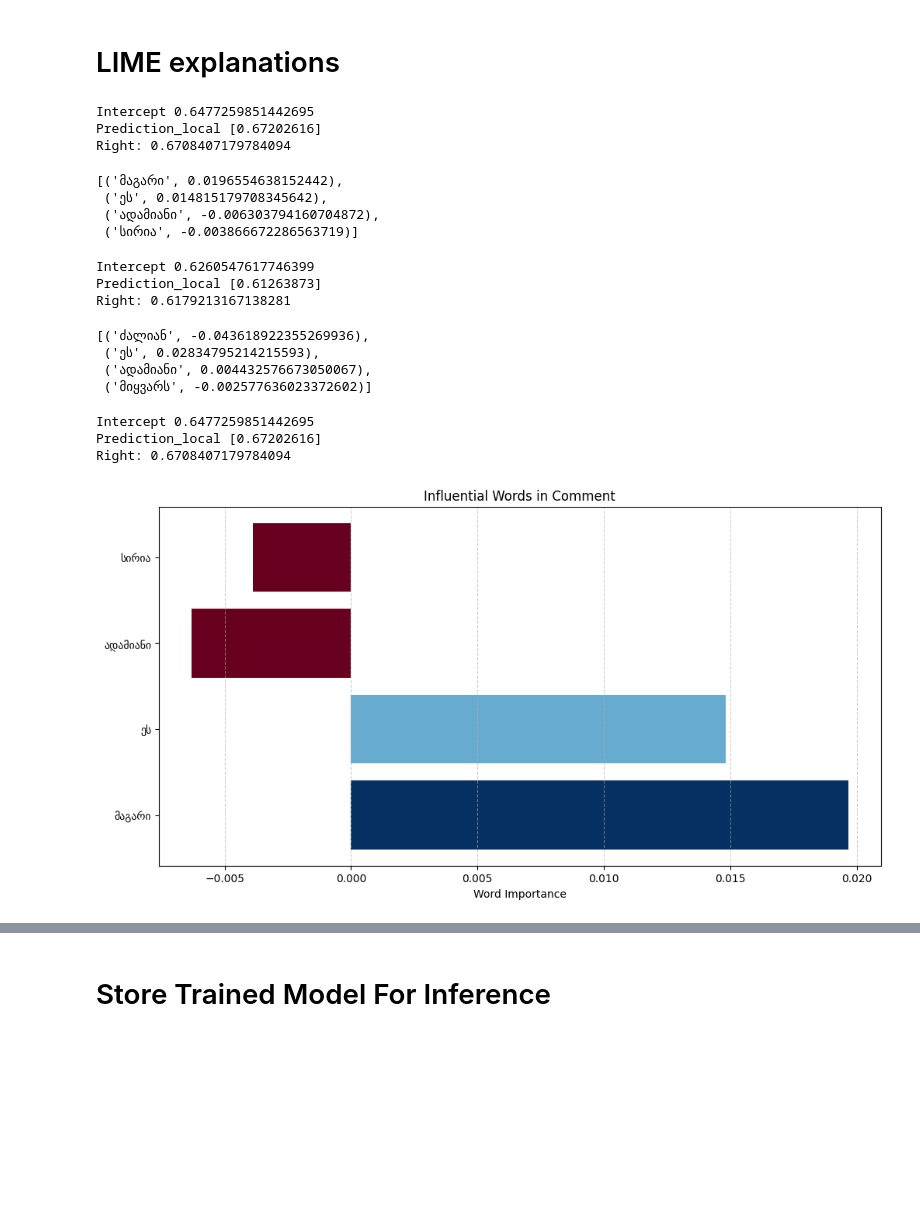
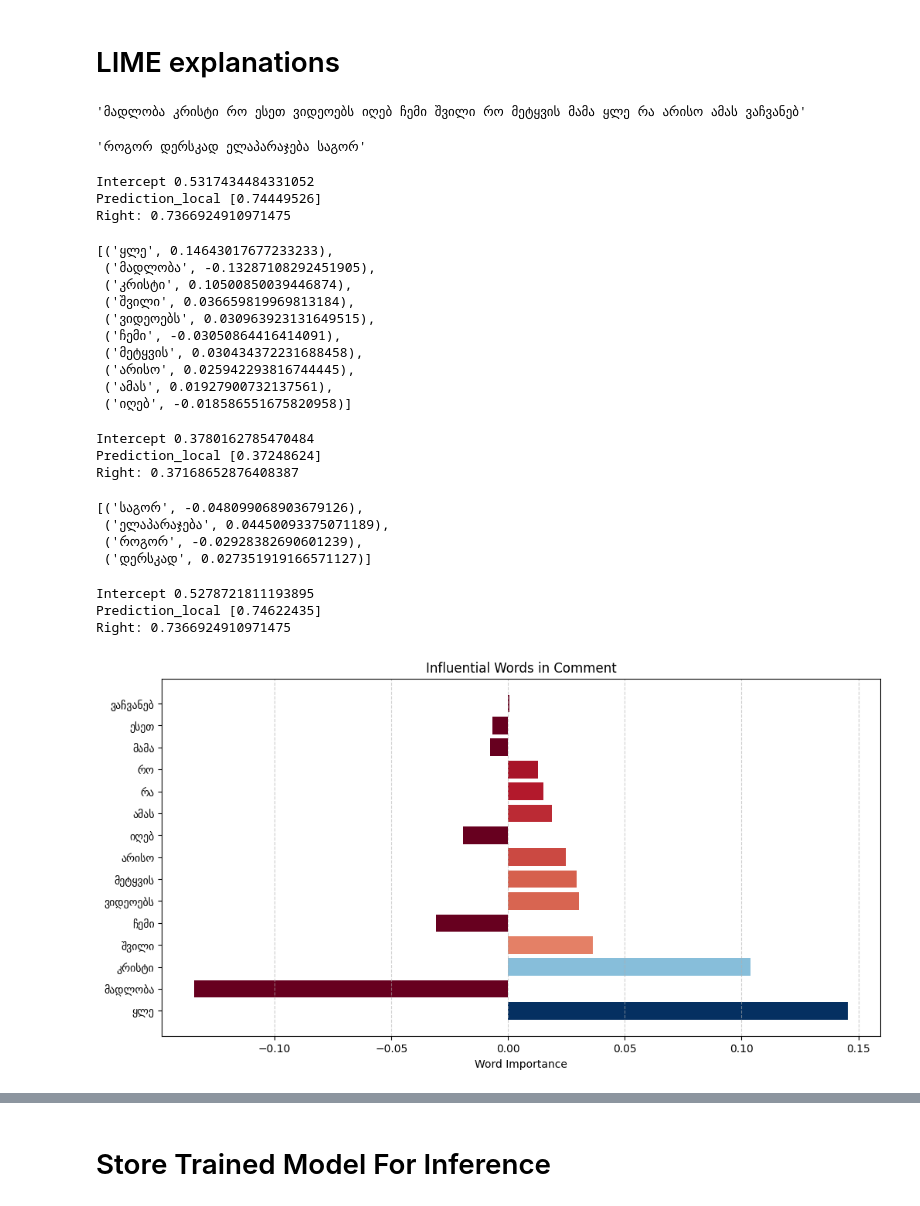
Before and after one commit to RevazRevazashvili/geo-hate-speech-analysis, a Jupyter notebook: notebooks/tfidf_logreg_classifier_with_lime_explanations.ipynb, the cells around one changed output, grey strips where cells are left out. Drawn from its saved outputs; the diff is of its cells as text; code cells hidden in the pictures; blank space fills up the shorter version.

```diff
--- a/notebooks/tfidf_logreg_classifier_with_lime_explanations.ipynb
+++ b/notebooks/tfidf_logreg_classifier_with_lime_explanations.ipynb
@@ -32,5 +32,5 @@ youtube-info-labele 100%[===================>]  81.11K  --.-KB/s    in 0.03s
 # %%
-raw_data = pd.read_csv("youtube-info-labeled.csv")
+raw_data = pd.read_csv("combined-labeled-data.csv")
 # %%
 raw_data.head()
 # %% [output]
@@ -72,4 +79,4 @@ explore empty texts
 # %% [markdown]
 ### Extract Dataset From Raw Data
 # %%
-dataset = raw_data[['hate', '0']]
+dataset = raw_data[['hate', 'filtered_text']]
@@ -177,7 +212,7 @@ from sklearn.model_selection import train_test_split, cross_val_score
 from sklearn.model_selection import StratifiedKFold
 # %%
 # Define the TF-IDF vectorizer with a vocabulary size of 10,000 and n-grams of 1-3
-tfidf_vectorizer = TfidfVectorizer(max_features=10000, ngram_range=(1, 3))
+tfidf_vectorizer = TfidfVectorizer(max_features=10000, ngram_range=(2, 10), analyzer="char_wb")
 
 # Define the PCA dimensionality reduction with a suitable number of components
 svd = TruncatedSVD(n_components=100)  # Adjust the number of components as needed
@@ -286,31 +321,47 @@ def generate_visual_explanation(comment, pipeline, num_features=10):
     plt.title('Influential Words in Comment')
     plt.grid(axis='x', linestyle='--', alpha=0.6)
     plt.show()
+# %%
+hate_sample = dataset.loc[2057, 'text']
+hate_sample
+# %% [output]
+'მადლობა კრისტი რო ესეთ ვიდეოებს იღებ ჩემი შვილი რო მეტყვის მამა ყლე რა არისო ამას ვაჩვანებ'
+# %%
+non_hate_sample = dataset.loc[980, 'text']
+non_hate_sample
+# %% [output]
+'როგორ დერსკად ელაპარაჯება საგორ'
 # %%
-get_influential_words("ეს ადამიანი მაგარი სირია", pipeline, 10)
+get_influential_words(hate_sample, pipeline, 10)
 # %% [output]
-Intercept 0.6477259851442695
-Prediction_local [0.67202616]
-Right: 0.6708407179784094
+Intercept 0.5317434484331052
+Prediction_local [0.74449526]
+Right: 0.7366924910971475
-[('მაგარი', 0.0196554638152442),
- ('ეს', 0.014815179708345642),
- ('ადამიანი', -0.006303794160704872),
- ('სირია', -0.003866672286563719)]
+[('ყლე', 0.14643017677233233),
+ ('მადლობა', -0.13287108292451905),
+ ('კრისტი', 0.10500850039446874),
+ ('შვილი', 0.036659819969813184),
+ ('ვიდეოებს', 0.030963923131649515),
+ ('ჩემი', -0.03050864416414091),
+ ('მეტყვის', 0.030434372231688458),
+ ('არისო', 0.025942293816744445),
+ ('ამას', 0.01927900732137561),
+ ('იღებ', -0.018586551675820958)]
 # %%
-get_influential_words("ეს ადამიანი ძალიან მიყვარს", pipeline, 10)
+get_influential_words(non_hate_sample, pipeline, 10)
 # %% [output]
-Intercept 0.6260547617746399
-Prediction_local [0.61263873]
-Right: 0.6179213167138281
+Intercept 0.3780162785470484
+Prediction_local [0.37248624]
+Right: 0.37168652876408387
-[('ძალიან', -0.043618922355269936),
- ('ეს', 0.02834795214215593),
- ('ადამიანი', 0.004432576673050067),
- ('მიყვარს', -0.002577636023372602)]
+[('საგორ', -0.048099068903679126),
+ ('ელაპარაჯება', 0.04450093375071189),
+ ('როგორ', -0.02928382690601239),
+ ('დერსკად', 0.027351919166571127)]
 # %%
-generate_visual_explanation("ეს ადამიანი მაგარი სირია", pipeline, 20)
+generate_visual_explanation(hate_sample, pipeline, 20)
 # %% [output]
-Intercept 0.6477259851442695
-Prediction_local [0.67202616]
-Right: 0.6708407179784094
+Intercept 0.5278721811193895
+Prediction_local [0.74622435]
+Right: 0.7366924910971475
-[figure, old version]
+[figure, new version]
 # %%
```
Also changed, not shown: parts of 39 cells of this notebook.
